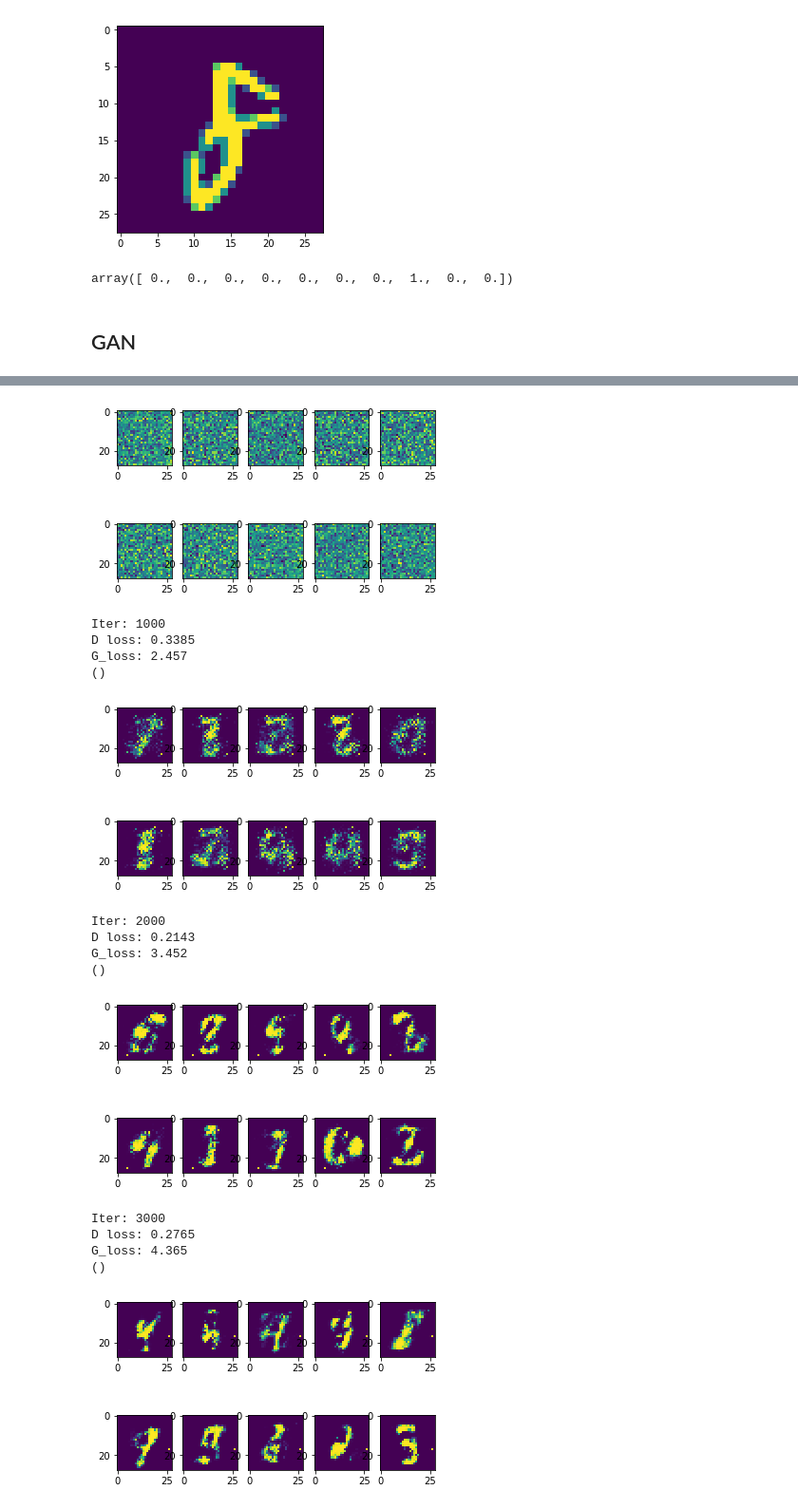
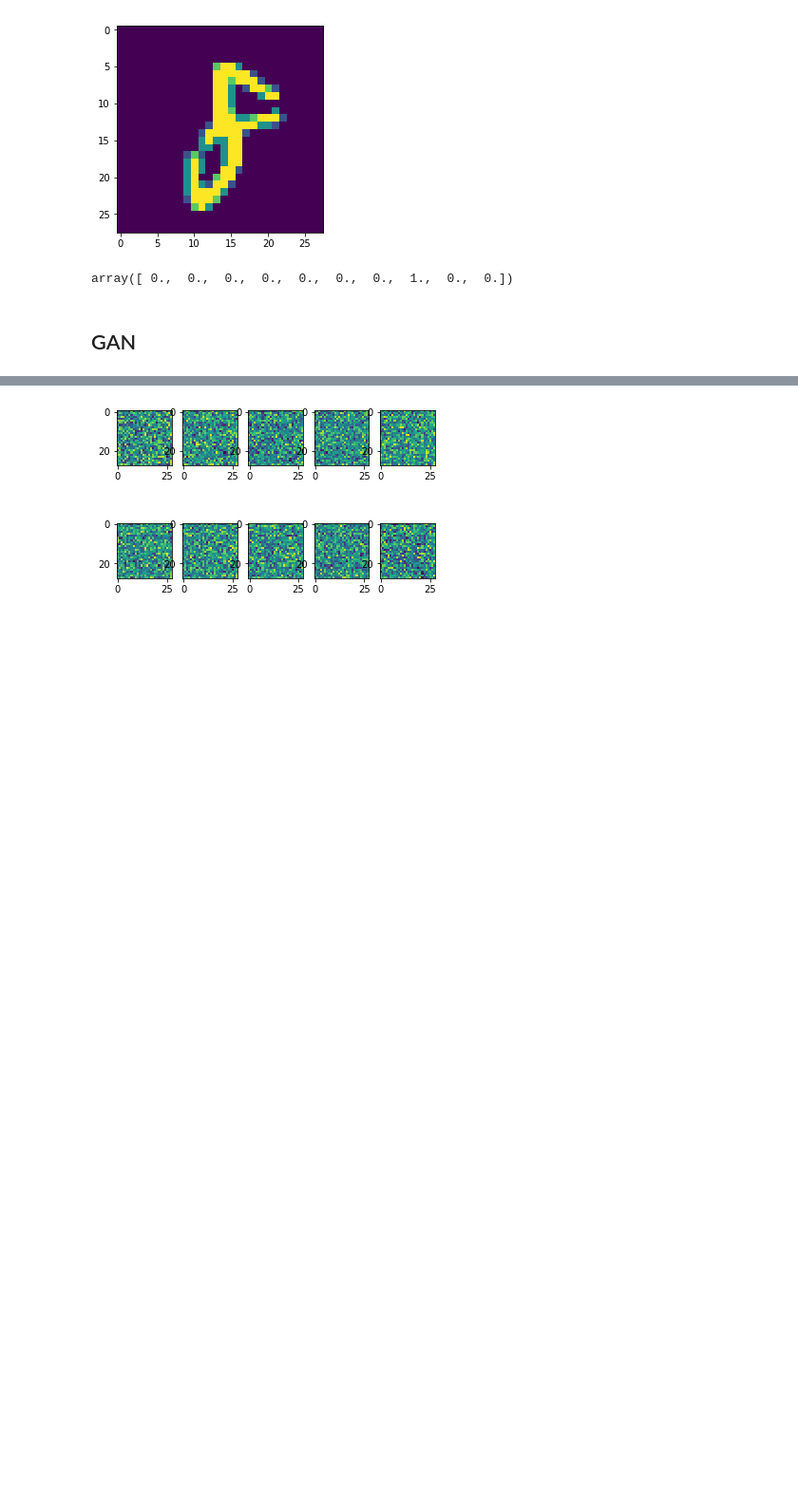
Before and after one commit to tingwenbao/W266-NLP-Final-Project-Text-to-Image-Synthesis-with-GAN, a Jupyter notebook: Dataset_Exploration -Conditional GAN.ipynb, the cells around one changed output, grey strips where cells are left out. Shown at 95% size. Cells and saved outputs as stored; diff of their text form; code cells hidden in the pictures; blank space fills up the shorter version.

```diff
--- a/Dataset_Exploration -Conditional GAN.ipynb
+++ b/Dataset_Exploration -Conditional GAN.ipynb
@@ -40,12 +40,12 @@ array([ 0.,  0.,  0.,  0.,  0.,  0.,  0.,  1.,  0.,  0.])
 # %%
 # Hyperparameters
 mb_size = 128
-num_epochs = 100
+num_epochs = 30
 Z_dim = 30
 image_size = 28
 label_size = Y.shape[1]
 D_learning_rate = 0.001
-G_learning_rate = 0.001
+G_learning_rate = 0.0005
 # %%
 def plot(samples):
     fig = plt.figure(figsize=(4, 4))
@@ -63,7 +63,7 @@ def plot(samples):
     return fig
 
 def generate_a_graph(i,j): # generate image by label
-    label_index = (i-1)*5+(j-1)
+    label_index = (i)*5+(j)
     label_y = np.random.uniform(0, 0, size=[1, label_size])
     label_y[0,label_index] = 1 # so that we will know which graph should show what number
 
@@ -181,7 +181,7 @@ for image, label in batches:
                                                              , Z_ph:sample_Z(image.shape[0], Z_dim)
                                                              })
     # print some loss during the training
-    if i % 1000 == 0 or i==1:
+    if i % 3000 == 0 or i==1:
         print('Iter: {}'.format(i))
         print('D loss: {:.4}'. format(D_loss_curr))
         print('G_loss: {:.4}'.format(G_loss_curr))
@@ -190,7 +190,7 @@ for image, label in batches:
         G_loss_c.append(G_loss_curr)
 
     # generate plot with set label during the training
-    if i % 1000 == 0 or i==1:
+    if i % 3000 == 0 or i==1:
         f, axarr = plt.subplots(2,5)
         for n in range(2):
             for m in range(5):
@@ -204,17 +204,2 @@ G_loss: 0.6526
 ()
-[figure, old version]
+[figure, new version]
-Iter: 1000
-D loss: 0.3385
-G_loss: 2.457
-()
-[figure, removed]
-Iter: 2000
-D loss: 0.2143
-G_loss: 3.452
-()
-[figure, removed]
-Iter: 3000
-D loss: 0.2765
-G_loss: 4.365
-()
-[figure, removed]
```
Also changed, not shown: parts of 2 cells of this notebook.
